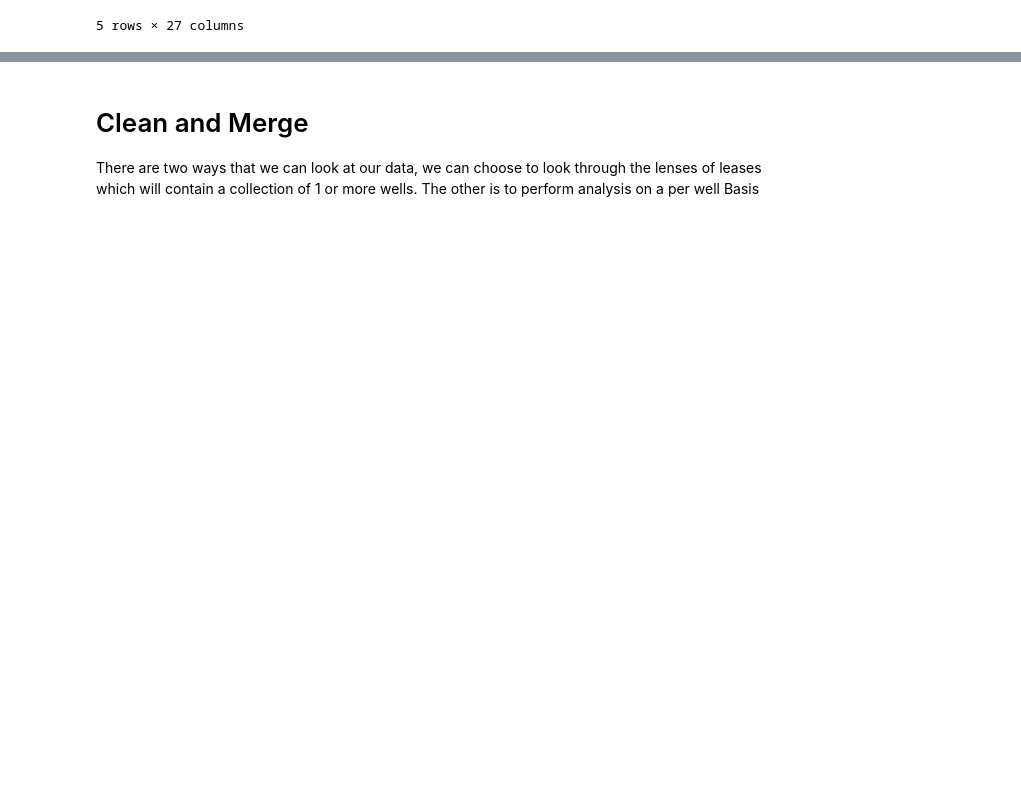
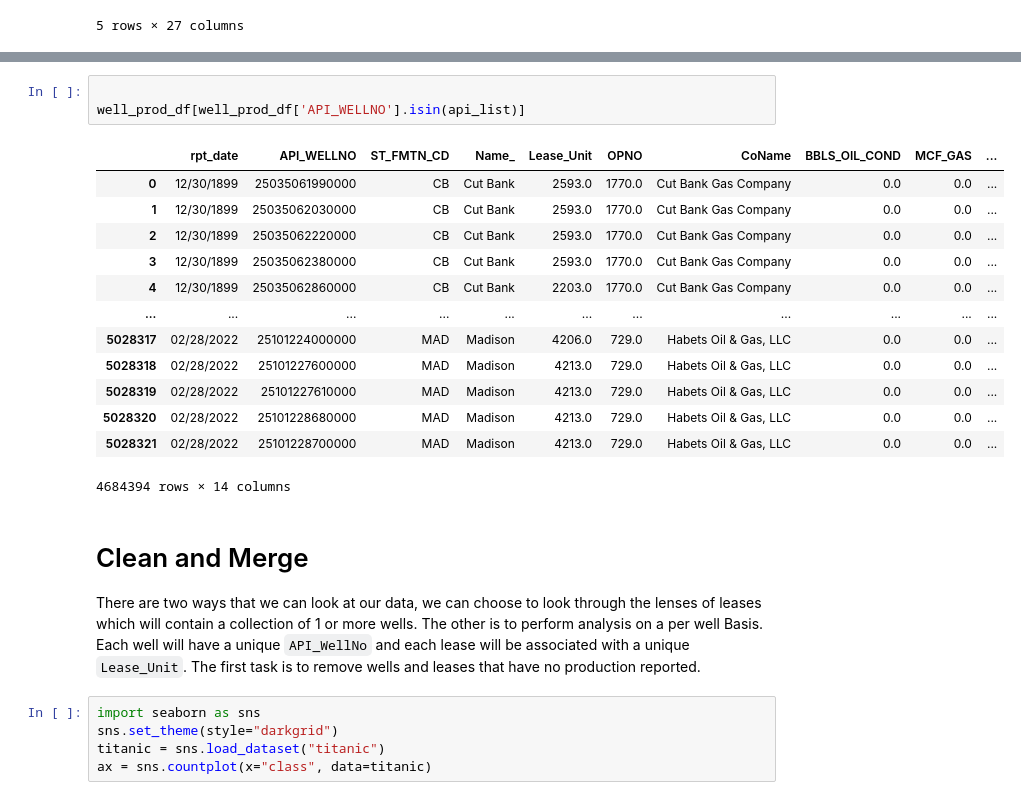
Before and after one commit to jromani-ds/MT_Oil, a Jupyter notebook: DataCollection.ipynb, the cells around one changed output, grey strips where cells are left out. Drawn from its saved outputs; the diff is of its cells as text; blank space fills up the shorter version.

```diff
--- a/DataCollection.ipynb
+++ b/DataCollection.ipynb
@@ -81,4 +158,26 @@ well_data_df.head()
+# %%
+
+well_prod_df[well_prod_df['API_WELLNO'].isin(api_list)]
+# %% [output]
+|  | rpt_date | API_WELLNO | ST_FMTN_CD | Name_ | Lease_Unit | OPNO | CoName | BBLS_OIL_COND | MCF_GAS | ... |
+| 0 | 12/30/1899 | 25035061990000 | CB | Cut Bank | 2593.0 | 1770.0 | Cut Bank Gas Company | 0.0 | 0.0 | ... |
+| 1 | 12/30/1899 | 25035062030000 | CB | Cut Bank | 2593.0 | 1770.0 | Cut Bank Gas Company | 0.0 | 0.0 | ... |
+| 2 | 12/30/1899 | 25035062220000 | CB | Cut Bank | 2593.0 | 1770.0 | Cut Bank Gas Company | 0.0 | 0.0 | ... |
+| 3 | 12/30/1899 | 25035062380000 | CB | Cut Bank | 2593.0 | 1770.0 | Cut Bank Gas Company | 0.0 | 0.0 | ... |
+| 4 | 12/30/1899 | 25035062860000 | CB | Cut Bank | 2203.0 | 1770.0 | Cut Bank Gas Company | 0.0 | 0.0 | ... |
+| ... | ... | ... | ... | ... | ... | ... | ... | ... | ... | ... |
+| 5028317 | 02/28/2022 | 25101224000000 | MAD | Madison | 4206.0 | 729.0 | Habets Oil & Gas, LLC | 0.0 | 0.0 | ... |
+| 5028318 | 02/28/2022 | 25101227600000 | MAD | Madison | 4213.0 | 729.0 | Habets Oil & Gas, LLC | 0.0 | 0.0 | ... |
+| 5028319 | 02/28/2022 | 25101227610000 | MAD | Madison | 4213.0 | 729.0 | Habets Oil & Gas, LLC | 0.0 | 0.0 | ... |
+| 5028320 | 02/28/2022 | 25101228680000 | MAD | Madison | 4213.0 | 729.0 | Habets Oil & Gas, LLC | 0.0 | 0.0 | ... |
+| 5028321 | 02/28/2022 | 25101228700000 | MAD | Madison | 4213.0 | 729.0 | Habets Oil & Gas, LLC | 0.0 | 0.0 | ... |
+4684394 rows × 14 columns
 # %% [markdown]
 # Clean and Merge
 
-There are two ways that we can look at our data, we can choose to look through the lenses of leases which will contain a collection of 1 or more wells. The other is to perform analysis on a per well Basis
+There are two ways that we can look at our data, we can choose to look through the lenses of leases which will contain a collection of 1 or more wells. The other is to perform analysis on a per well Basis. Each well will have a unique `API_WellNo` and each lease will be associated with a unique `Lease_Unit`. The first task is to remove wells and leases that have no production reported.
+# %%
+import seaborn as sns
+sns.set_theme(style="darkgrid")
+titanic = sns.load_dataset("titanic")
+ax = sns.countplot(x="class", data=titanic)
```
Also changed, not shown: parts of 10 cells of this notebook.
